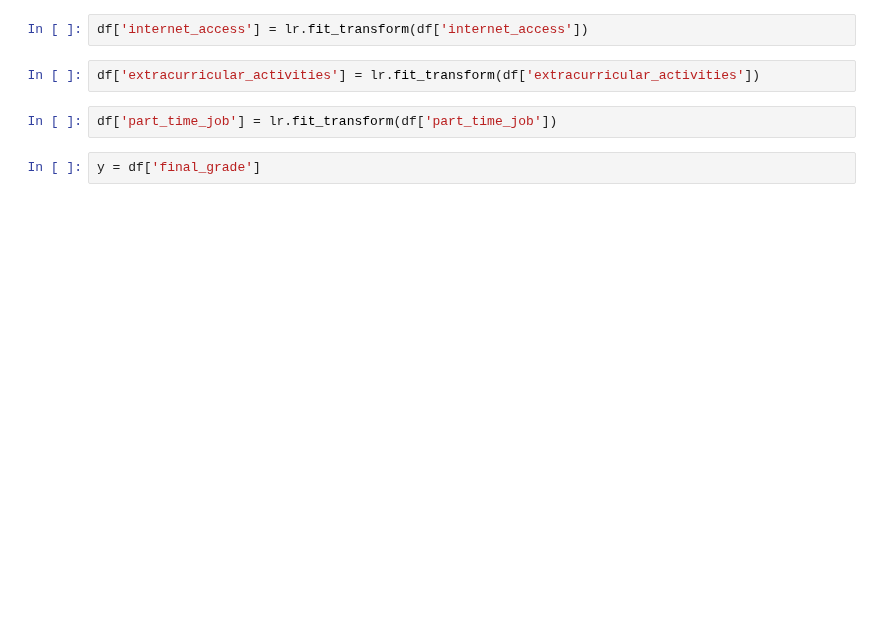
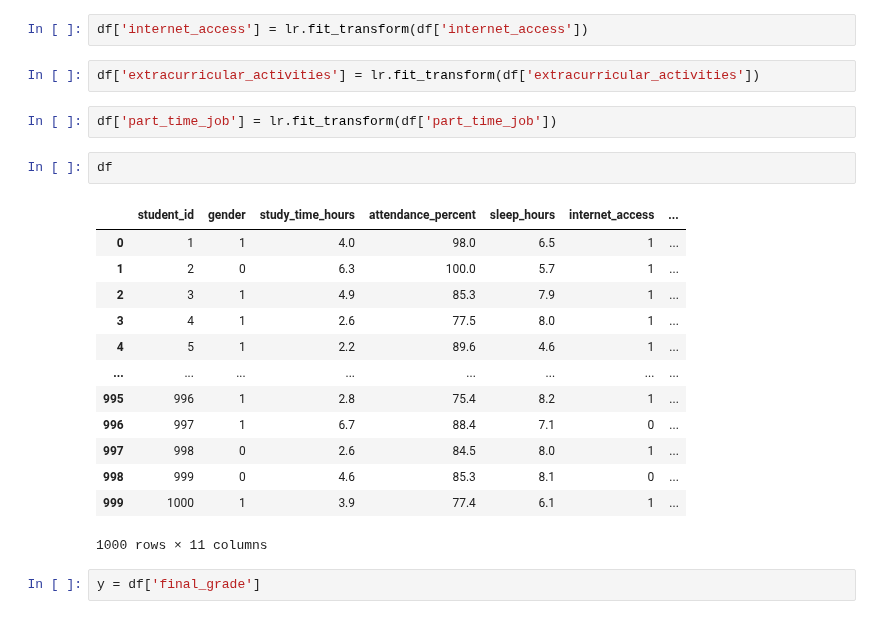
Before and after one commit to Shanmugaa2007/StudentGradePredictModel, a Jupyter notebook: StudentGradePredictModel.ipynb, the cells around one changed output. Cells and saved outputs as stored; diff of their text form; blank space fills up the shorter version.

```diff
--- a/StudentGradePredictModel.ipynb
+++ b/StudentGradePredictModel.ipynb
@@ -90,5 +143,21 @@ df['internet_access'] = lr.fit_transform(df['internet_access'])
 df['extracurricular_activities'] = lr.fit_transform(df['extracurricular_activities'])
 # %%
 df['part_time_job'] = lr.fit_transform(df['part_time_job'])
+# %%
+df
+# %% [output]
+|  | student_id | gender | study_time_hours | attendance_percent | sleep_hours | internet_access | ... |
+| 0 | 1 | 1 | 4.0 | 98.0 | 6.5 | 1 | ... |
+| 1 | 2 | 0 | 6.3 | 100.0 | 5.7 | 1 | ... |
+| 2 | 3 | 1 | 4.9 | 85.3 | 7.9 | 1 | ... |
+| 3 | 4 | 1 | 2.6 | 77.5 | 8.0 | 1 | ... |
+| 4 | 5 | 1 | 2.2 | 89.6 | 4.6 | 1 | ... |
+| ... | ... | ... | ... | ... | ... | ... | ... |
+| 995 | 996 | 1 | 2.8 | 75.4 | 8.2 | 1 | ... |
+| 996 | 997 | 1 | 6.7 | 88.4 | 7.1 | 0 | ... |
+| 997 | 998 | 0 | 2.6 | 84.5 | 8.0 | 1 | ... |
+| 998 | 999 | 0 | 4.6 | 85.3 | 8.1 | 0 | ... |
+| 999 | 1000 | 1 | 3.9 | 77.4 | 6.1 | 1 | ... |
+1000 rows × 11 columns
 # %%
 y = df['final_grade']
```
Also changed, not shown: parts of 15 cells of this notebook.
